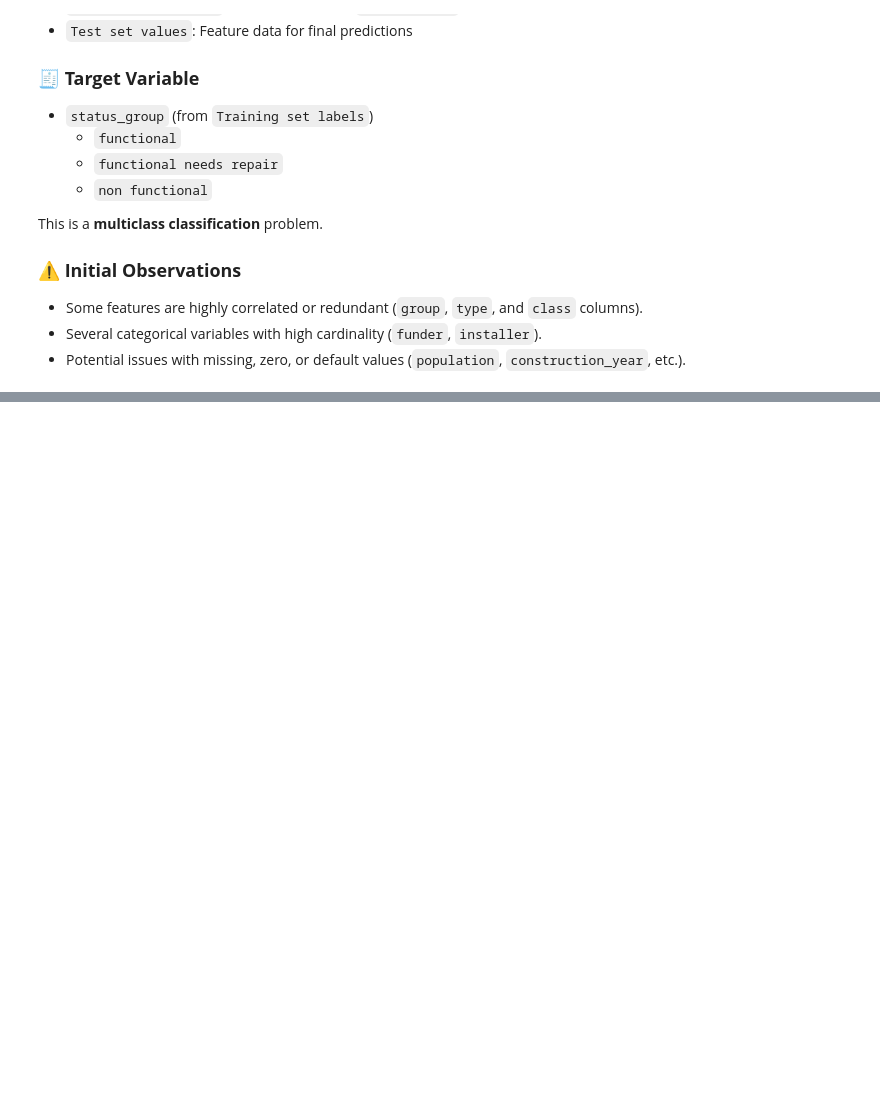
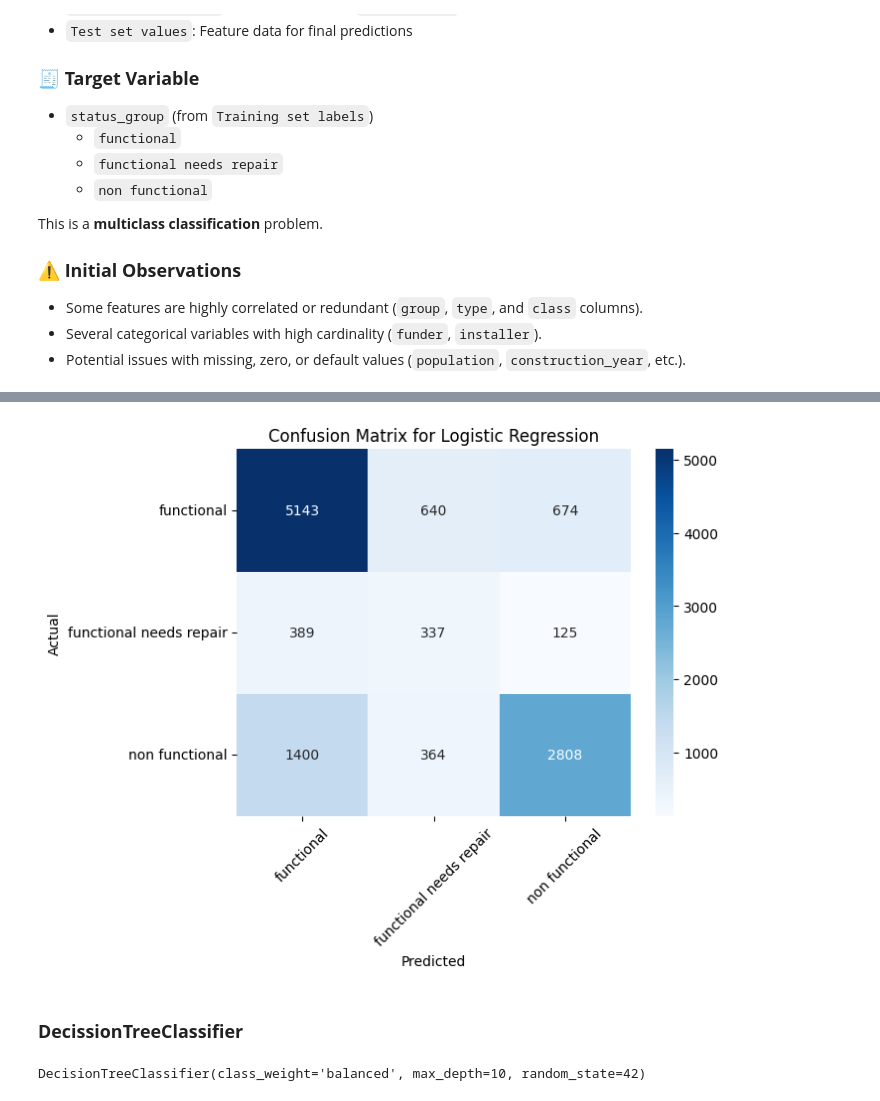
Before and after one commit to RonnyMuthomi/tanzania-water-well-status-classifier, a Jupyter notebook: index.ipynb, the cells around one changed output, grey strips where cells are left out. Drawn from its saved outputs; the diff is of its cells as text; code cells hidden in the pictures; blank space fills up the shorter version.

```diff
--- a/index.ipynb
+++ b/index.ipynb
@@ -104,0 +681,9 @@ This is a **multiclass classification** problem.
+# %%
+#pipeline to combine both numerical and categorical pipelines
+
+preprocessing = make_column_transformer(
+    (num_pipeline, numerical_features),
+    (cat_pipeline, categorical_features)
+)
+
+preprocessing.fit(X_train)
@@ -104,0 +715,4 @@ This is a **multiclass classification** problem.
+# %%
+#Transform both sets
+X_train_processed = preprocessing.transform(X_train)
+X_test_processed = preprocessing.transform(X_test)
@@ -104,0 +725,4 @@ This is a **multiclass classification** problem.
+# %%
+# initialize a Logistic Regression model
+log_reg =LogisticRegression(class_weight='balanced', max_iter=1000, random_state=42, solver='liblinear')
+log_reg.fit(X_train_processed, y_train)
@@ -104,0 +732,2 @@ This is a **multiclass classification** problem.
+# %%
+y_pred= log_reg.predict(X_test_processed)
@@ -104,0 +776,20 @@ This is a **multiclass classification** problem.
+# %%
+# confusion matrix visualization
+conf_matrix = confusion_matrix(y_test, y_pred)
+sns.heatmap(  conf_matrix, annot=True, fmt='d', cmap='Blues', xticklabels=log_reg.classes_, yticklabels=log_reg.classes_)
+plt.title('Confusion Matrix for Logistic Regression')
+plt.xlabel('Predicted')
+plt.xticks(rotation=45)
+plt.ylabel('Actual')
+plt.show()
+# %% [output]
+[figure, added]
+# %% [markdown]
+### **DecissionTreeClassifier**
+# %%
+# decision tree classifier
+
+tree_reg = DecisionTreeClassifier(max_depth=10, random_state=42, class_weight='balanced')
+tree_reg.fit(X_train_processed, y_train)
+# %% [output]
+DecisionTreeClassifier(class_weight='balanced', max_depth=10, random_state=42)
```
Also changed, not shown: parts of 83 cells of this notebook.
